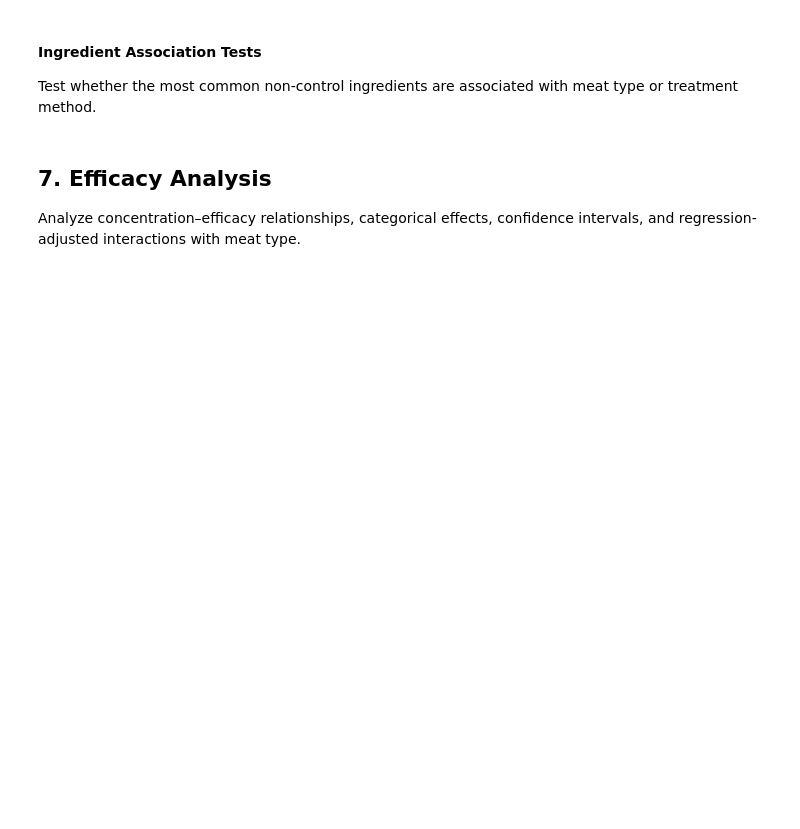
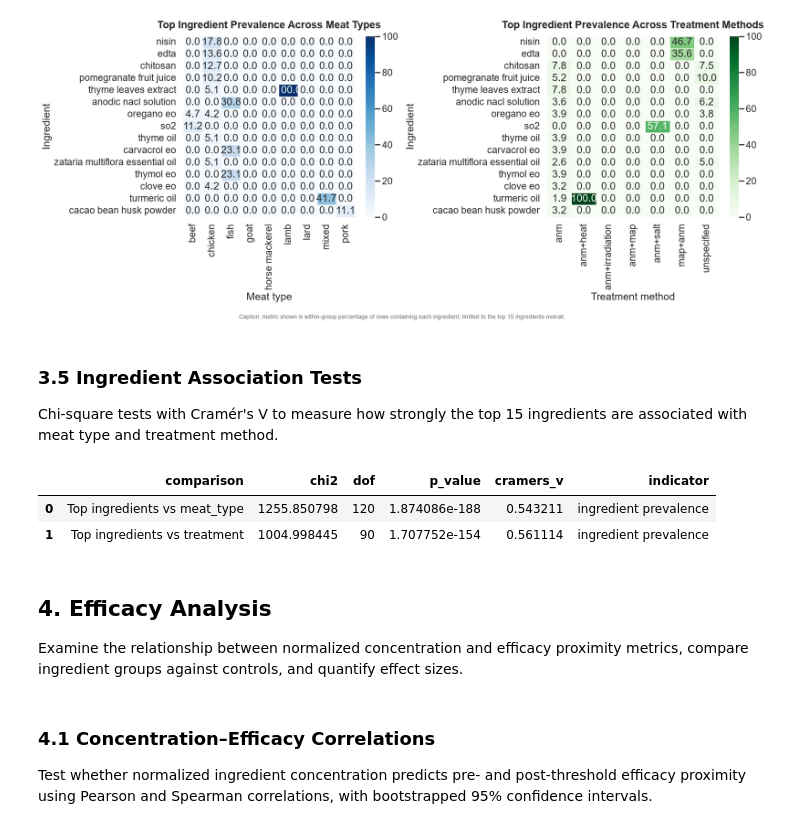
Before and after one commit to SafaeHaj/food-preservation-methods-predictors, a Jupyter notebook: data_exploration.ipynb, the cells around one changed output. Drawn from its saved outputs; the diff is of its cells as text; code cells hidden in the pictures; blank space fills up the shorter version.

```diff
--- a/data_exploration.ipynb
+++ b/data_exploration.ipynb
@@ -584,25 +284,27 @@ Compare the most common non-control ingredients across meat types and treatment
 # %%
 top_ingredients = ingredient_rank.head(15)['ingredient'].tolist()
 meat_pivot = pd.crosstab(ingredient_base['ingredient'], ingredient_base['meat_type'])
 treatment_pivot = pd.crosstab(ingredient_base['ingredient'], ingredient_base['treatment'])
 meat_top_pct = meat_pivot.loc[top_ingredients].div(meat_pivot.sum(axis=0), axis=1) * 100
 treatment_top_pct = treatment_pivot.loc[top_ingredients].div(treatment_pivot.sum(axis=0), axis=1) * 100
 fig, axes = plt.subplots(1, 2, figsize=(18, 8))
 sns.heatmap(meat_top_pct, cmap='Blues', linewidths=0.5, annot=True, fmt='.1f', ax=axes[0])
-axes[0].set_title('Top Non-Control Ingredient Prevalence Across Meat Types', pad=14)
+axes[0].set_title('Top Ingredient Prevalence Across Meat Types', pad=14)
 axes[0].set_xlabel('Meat type')
 axes[0].set_ylabel('Ingredient')
 sns.heatmap(treatment_top_pct, cmap='Greens', linewidths=0.5, annot=True, fmt='.1f', ax=axes[1])
-axes[1].set_title('Top Non-Control Ingredient Prevalence Across Treatment Methods', pad=14)
+axes[1].set_title('Top Ingredient Prevalence Across Treatment Methods', pad=14)
 axes[1].set_xlabel('Treatment method')
 axes[1].set_ylabel('Ingredient')
-make_caption(fig, 'Caption: metric shown is within-group percentage of rows containing each ingredient, limited to the top 15 non-control ingredients overall.')
+make_caption(fig, 'Caption: metric shown is within-group percentage of rows containing each ingredient, limited to the top 15 ingredients overall.')
 plt.tight_layout(rect=[0, 0.03, 1, 0.95])
 plt.show()
+# %% [output]
+[figure, added]
 # %% [markdown]
-#### Ingredient Association Tests
+### 3.5 Ingredient Association Tests
 
-Test whether the most common non-control ingredients are associated with meat type or treatment method.
+Chi-square tests with Cramér's V to measure how strongly the top 15 ingredients are associated with meat type and treatment method.
 # %%
 ingredient_base['ingredient_top_group'] = ingredient_base['ingredient'].where(ingredient_base['ingredient'].isin(top_ingredients), 'other')
 contingency_meat = pd.crosstab(ingredient_base['ingredient_top_group'], ingredient_base['meat_type'])
@@ -611,7 +313,7 @@ chi2_meat, p_meat, dof_meat, expected_meat = stats.chi2_contingency(contingency_
 chi2_treatment, p_treatment, dof_treatment, expected_treatment = stats.chi2_contingency(contingency_treatment)
 chi_square_results = pd.DataFrame([
     {
-        'comparison': 'Top non-control ingredients vs meat_type',
+        'comparison': 'Top ingredients vs meat_type',
         'chi2': chi2_meat,
         'dof': dof_meat,
         'p_value': p_meat,
@@ -619,7 +321,7 @@ chi_square_results = pd.DataFrame([
         'indicator': 'ingredient prevalence'
     },
     {
-        'comparison': 'Top non-control ingredients vs treatment',
+        'comparison': 'Top ingredients vs treatment',
         'chi2': chi2_treatment,
         'dof': dof_treatment,
         'p_value': p_treatment,
@@ -628,8 +330,16 @@ chi_square_results = pd.DataFrame([
     }
 ])
 display(chi_square_results)
+# %% [output]
+|  | comparison | chi2 | dof | p_value | cramers_v | indicator |
+| 0 | Top ingredients vs meat_type | 1255.850798 | 120 | 1.874086e-188 | 0.543211 | ingredient prevalence |
+| 1 | Top ingredients vs treatment | 1004.998445 | 90 | 1.707752e-154 | 0.561114 | ingredient prevalence |
 # %% [markdown]
-## 7. Efficacy Analysis
+## 4. Efficacy Analysis
 
-Analyze concentration–efficacy relationships, categorical effects, confidence intervals, and regression-adjusted interactions with meat type.
+Examine the relationship between normalized concentration and efficacy proximity metrics, compare ingredient groups against controls, and quantify effect sizes.
+# %% [markdown]
+### 4.1 Concentration–Efficacy Correlations
+
+Test whether normalized ingredient concentration predicts pre- and post-threshold efficacy proximity using Pearson and Spearman correlations, with bootstrapped 95% confidence intervals.
 # %%
```
Also changed, not shown: parts of 53 cells of this notebook, 1 other file.
